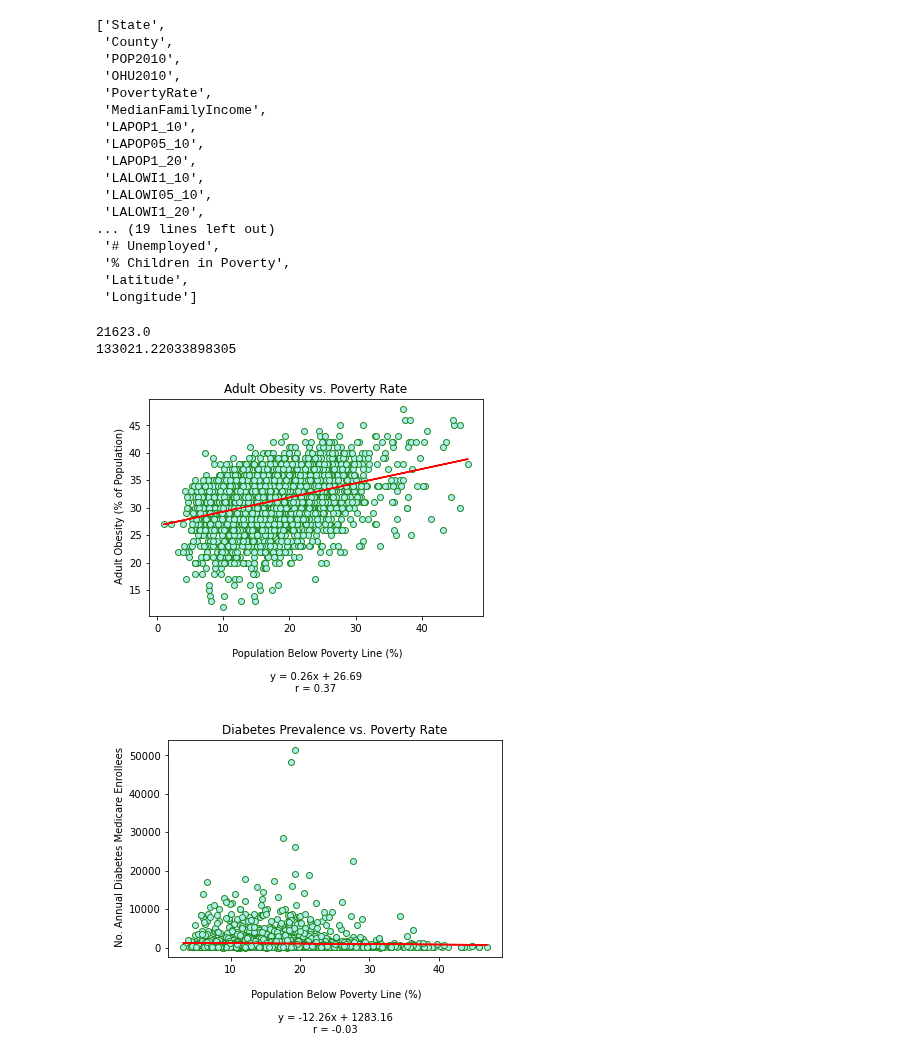
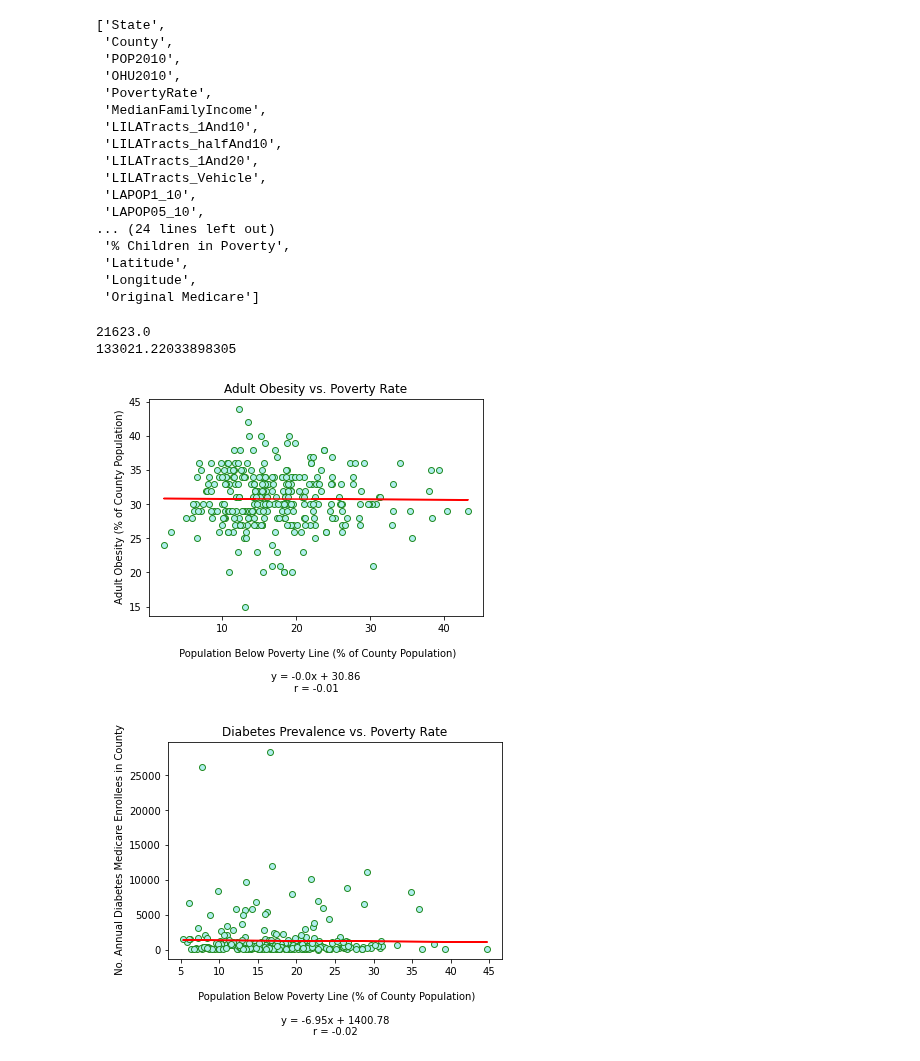
Before and after one commit to Ssimoes48/Food-Deserts-Analysis, a Jupyter notebook: kasey_nb.ipynb, the cells around one changed output. Drawn from its saved outputs; the diff is of its cells as text; code cells hidden in the pictures.

Commit message:
added scatters

```diff
--- a/kasey_nb.ipynb
+++ b/kasey_nb.ipynb
@@ -11,7 +11,7 @@ import random
 # %%
 ## import base data file and read in dataframe
 
-data_file = "Resources/clean_with_lat_long.csv"
+data_file = "Resources/clean_data2.csv"
 data_df = pd.read_csv(data_file)
 data_df
 # %% [output]
@@ -38,17 +38,17 @@ list(data_df.columns.values)
  'OHU2010',
  'PovertyRate',
  'MedianFamilyIncome',
+ 'LILATracts_1And10',
+ 'LILATracts_halfAnd10',
+ 'LILATracts_1And20',
+ 'LILATracts_Vehicle',
  'LAPOP1_10',
  'LAPOP05_10',
- 'LAPOP1_20',
- 'LALOWI1_10',
- 'LALOWI05_10',
- 'LALOWI1_20',
-... (19 lines left out)
- '# Unemployed',
+... (24 lines left out)
  '% Children in Poverty',
  'Latitude',
- 'Longitude']
+ 'Longitude',
+ 'Original Medicare']
 # %%
 ## investigating data
 ## find low and high MDI (median family income)
@@ -62,43 +62,45 @@ print(maxMDI)
 # %%
 ## plot poverty rate% vs %obesity
 
 ## get df with only values that correspond for both series
 plot1_df = data_df[(pd.notnull(data_df['PovertyRate'])) & (pd.notnull(data_df['% Obese']))]
 
-## Set axes
-x_axis = plot1_df['PovertyRate']
-y_axis = plot1_df['% Obese']
+## plot subset of the data - 300 is about 10 to 20 percent
+subset_size = 300
+x_axis = np.random.choice(plot1_df['PovertyRate'], subset_size, replace=False)
+y_axis = np.random.choice(plot1_df['% Obese'], subset_size, replace=False)
 
-## parameters for linear regression
+ # parameters for linear regression
 (slope, intercept, rvalue, pvalue, stderr) = linregress(x_axis, y_axis)
 regress_values = x_axis * slope + intercept
 line_eq = "y = " + str(round(slope,2)) + "x + " + str(round(intercept,2))
 
 plt.plot(x_axis, regress_values, "r-")
 
 ## Calculate the correlation coefficient and linear regression model
 pearsonr = st.pearsonr(x_axis, y_axis)
 r_display = str(round(pearsonr[0],2))
 
 ## scatter plot
 plot1 = plt.scatter(x_axis, y_axis, marker="o", facecolors="paleturquoise", edgecolors="forestgreen")
 plt.title(f"Adult Obesity vs. Poverty Rate")
 plt.xlabel("\n Population Below Poverty Line (% of County Population)" + "\n" + "\n" + line_eq + "\n" + "r = " + r_display)
 plt.ylabel("\n Adult Obesity (% of County Population)")
 
 fig1 = plt.gcf()
 plt.show()
 fig1.savefig("Scatter_Plots/Fig 01 - Obesity_Poverty", dpi=100)
 # %% [output]
-[figure, old version]
+[figure, new version]
 # %%
 ## plot poverty rate% vs %obesity
 ## get df with only values that correspond for both series
-plot2_df = data_df[(pd.notnull(data_df['PovertyRate'])) & (pd.notnull(data_df['# Diabetics']))]
+plot1_df = data_df[(pd.notnull(data_df['PovertyRate'])) & (pd.notnull(data_df['# Diabetics']))]
 
-## Set axes
-x_axis = plot2_df['PovertyRate']
-y_axis = plot2_df['# Diabetics']
+## plot subset of the data - 300 is about 10 to 20 percent
+subset_size = 300
+x_axis = np.random.choice(plot1_df['PovertyRate'], subset_size, replace=False)
+y_axis = np.random.choice(plot1_df['# Diabetics'], subset_size, replace=False)
 
 ## parameters for linear regression
 (slope, intercept, rvalue, pvalue, stderr) = linregress(x_axis, y_axis)
@@ -121,7 +123,7 @@ fig2 = plt.gcf()
 plt.show()
 fig2.savefig("Scatter_Plots/Fig 02 - Diabetes_Poverty", dpi=100)
 # %% [output]
-[figure, old version]
+[figure, new version]
 # %%
 ## plot poverty rate% vs #deaths
 
```
Also changed, not shown: parts of 12 cells of this notebook, 19 other files.
